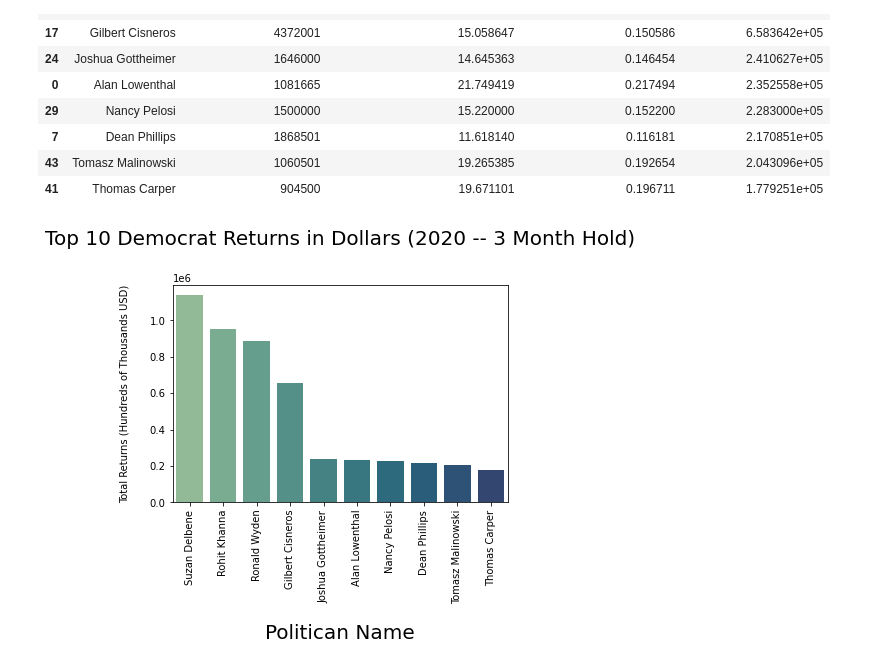
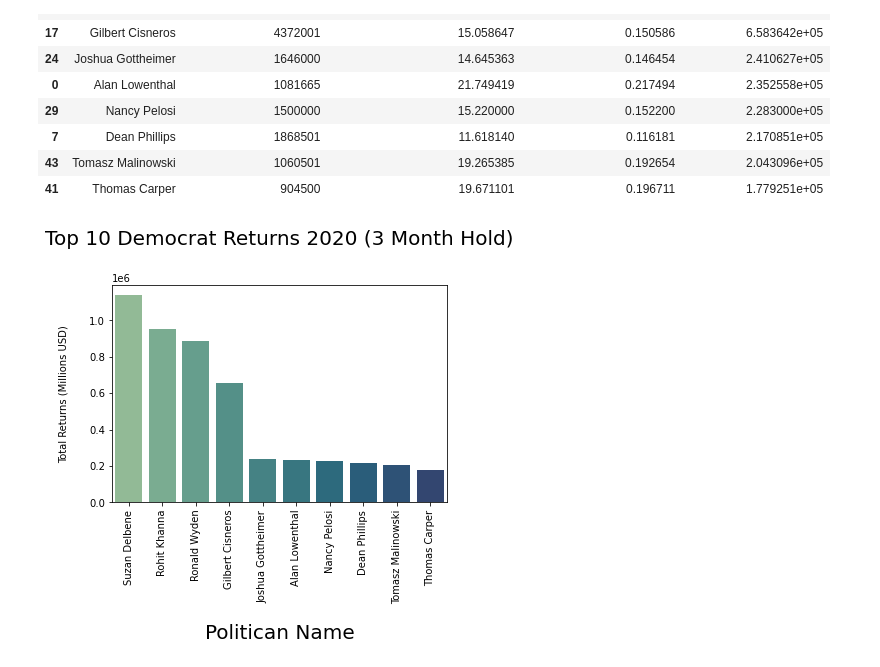
Before and after one commit to willcutchin/bills-for-bills, a Jupyter notebook: visualizations/finished/BFB-VIS-5-THREE-DEM.ipynb, the cells around one changed output. Drawn from its saved outputs; the diff is of its cells as text; code cells hidden in the pictures.

```diff
--- a/visualizations/finished/BFB-VIS-5-THREE-DEM.ipynb
+++ b/visualizations/finished/BFB-VIS-5-THREE-DEM.ipynb
@@ -74,11 +74,11 @@ pol_df
 # %%
 #graph the bar chart
 palette = sns.color_palette("crest",10)
 ax=sns.barplot(x=pol_df["REP_FULLNAME"], y=pol_df["NOMINAL_GAINS_2020"],palette=palette)
 ax.set_xlabel("Politican Name",fontsize=20,labelpad=20)
-ax.set_ylabel("Total Returns (Hundreds of Thousands USD)",fontsize=10,labelpad=20)
-ax.set_title("Top 10 Democrat Returns in Dollars (2020 -- 3 Month Hold)", fontsize=20, pad=40)
+ax.set_ylabel("Total Returns (Millions USD)",fontsize=10,labelpad=20)
+ax.set_title("Top 10 Democrat Returns 2020 (3 Month Hold)", fontsize=20, pad=40)
 ax.set_xticklabels(ax.get_xticklabels(),rotation = 90,fontsize=10)
 plt.savefig('bfb_visualization_5_THREE_DEM_bar')
 # %% [output]
-[figure, old version]
+[figure, new version]
```
Also changed, not shown: 9 other files.
